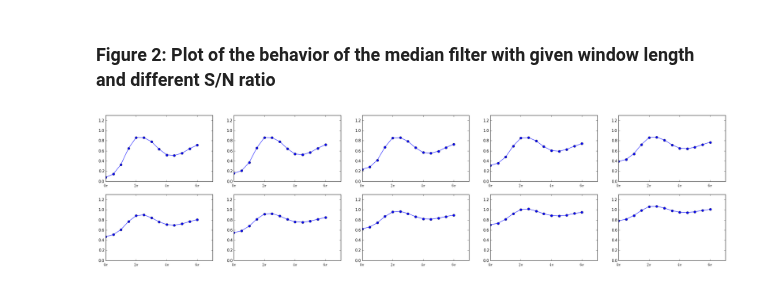
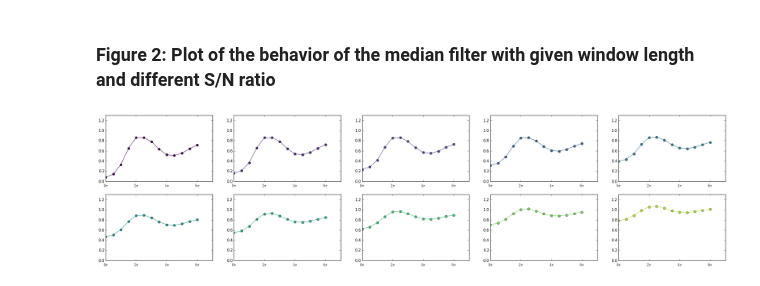
Before and after one commit to ktakagaki/kt-2015-DSPHandsOn, a Jupyter notebook: MedianFilter/Python/06. Behavior of the median filter with white noise/Behavior of the median filter with a noised sine wave.ipynb, the cells around one changed output. Saved outputs shown, nothing was run; the diff lists cells and outputs as text; code cells hidden in the pictures.

Commit message:
Added viridis colormap to plots

```diff
--- a/MedianFilter/Python/06. Behavior of the median filter with white noise/Behavior of the median filter with a noised sine wave.ipynb
+++ b/MedianFilter/Python/06. Behavior of the median filter with white noise/Behavior of the median filter with a noised sine wave.ipynb
@@ -74,5 +74,5 @@ np.savetxt("values.out", values)
 # %%
-values = np.loadtxt("values.out")
+values = np.loadtxt("values.txt")
 # %% [markdown]
 ### Figure 1: Plot of the behavior of the median filter with given window length and different S/N ratio
 # %%
@@ -105,14 +105,14 @@ np.savetxt("values2.out", values)
 # %%
-test = np.loadtxt("values2.out")
+test = np.loadtxt("values2.txt")
 # %%
 fig = plt.figure(figsize=(30,7))
 for p in range(10):
     ax = plt.subplot(2,5,p+1)
     plt.axis([0, 14, 0, 1.3])
     xticks = np.arange(0, len(test) + 1, 4)
     ax.set_xticks(xticks)
     x_label = [r"${%s\pi}$" % (2*v) for v in range(0, len(xticks))]
     ax.set_xticklabels(x_label)
-    plt.plot(test[1::,p], 'o-')
+    plt.plot(test[1::,p], 'o-', color=viridis_data[p*25,:])
 # %% [output]
-[figure, old version]
+[figure, new version]
```
Also changed, not shown: parts of 5 cells of this notebook.
